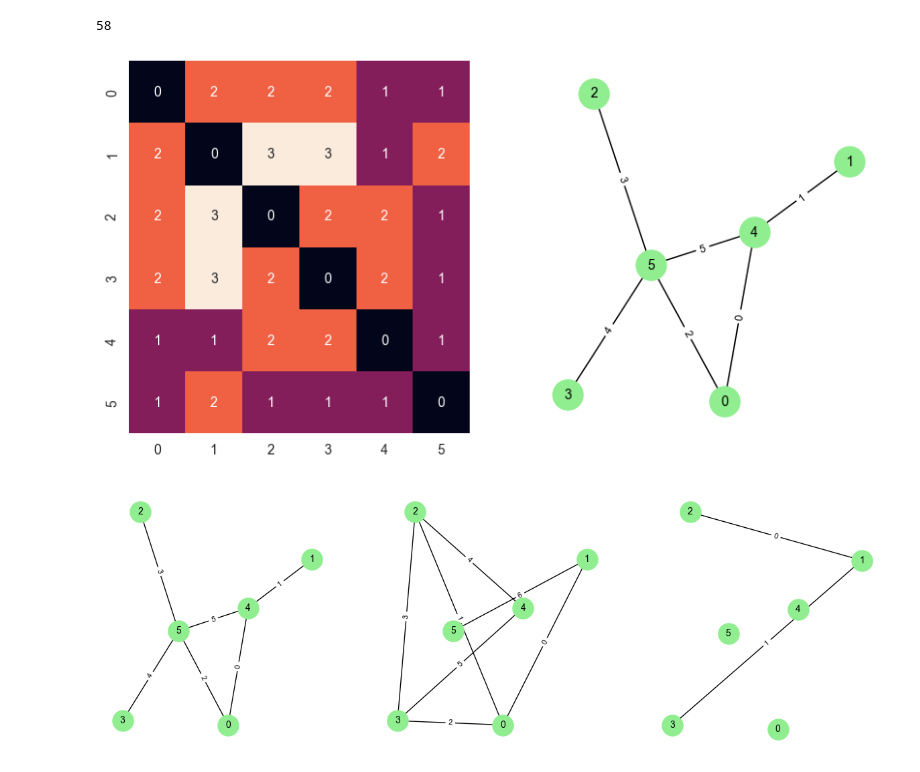
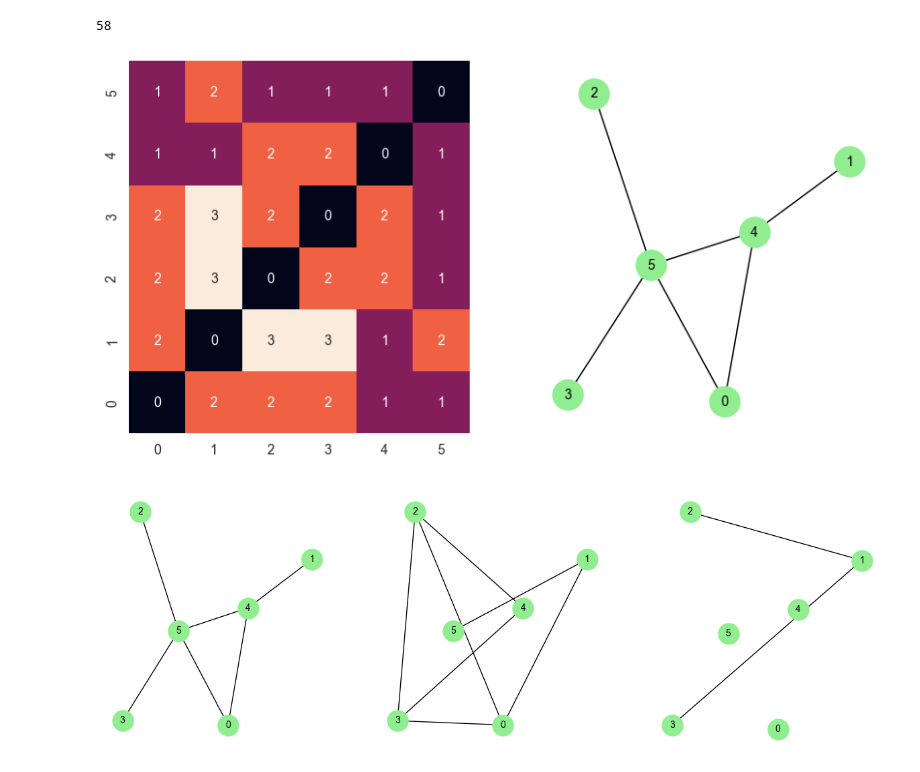
Before and after one commit to Kujonick/Analysis-of-graph-topological-descriptors-for-the-graph-isomorphism-problem, a Jupyter notebook: notebooks/k_graphs_example.ipynb, the cells around one changed output. Saved outputs shown, nothing was run; the diff lists cells and outputs as text; code cells hidden in the pictures.

Commit message:
show k-graphs

```diff
--- a/notebooks/k_graphs_example.ipynb
+++ b/notebooks/k_graphs_example.ipynb
@@ -49,10 +49,11 @@ layout = nx.kamada_kawai_layout(nx_G)
 # %%
 fig, ax = plt.subplots(1, 2)
 fig.set_size_inches(10, 5)
 sns.heatmap(distances, annot=True, ax=ax[0], cbar=False)
-plot_graph(G, layout=layout, ax=ax[1])
+ax[0].invert_yaxis()
+plot_graph(G, layout=layout, ax=ax[1], label_edges=False)
 # %% [output]
-[figure, old version]
+[figure, new version]
 # %%
 def generate_k_graph(distances: np.ndarray, k: int):
 
```
Also changed, not shown: parts of 1 cell of this notebook, 1 other file.
